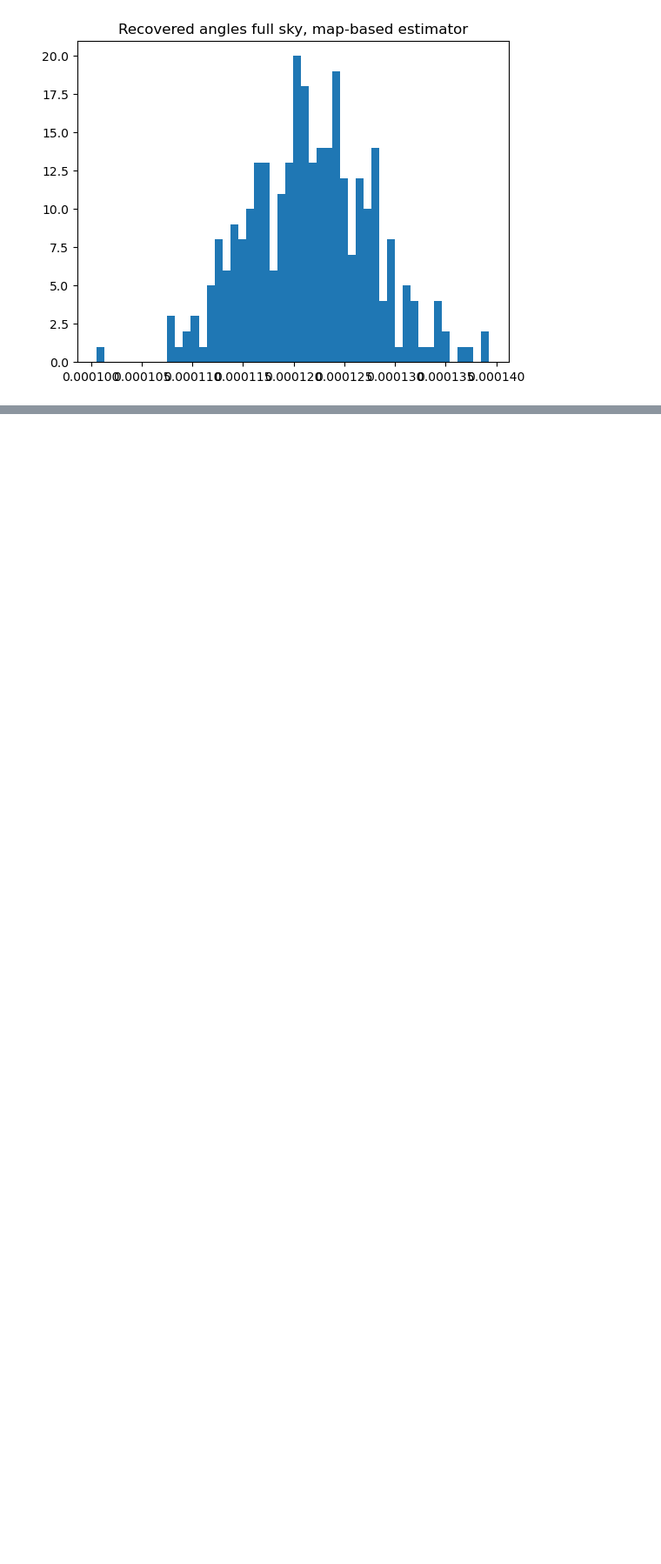
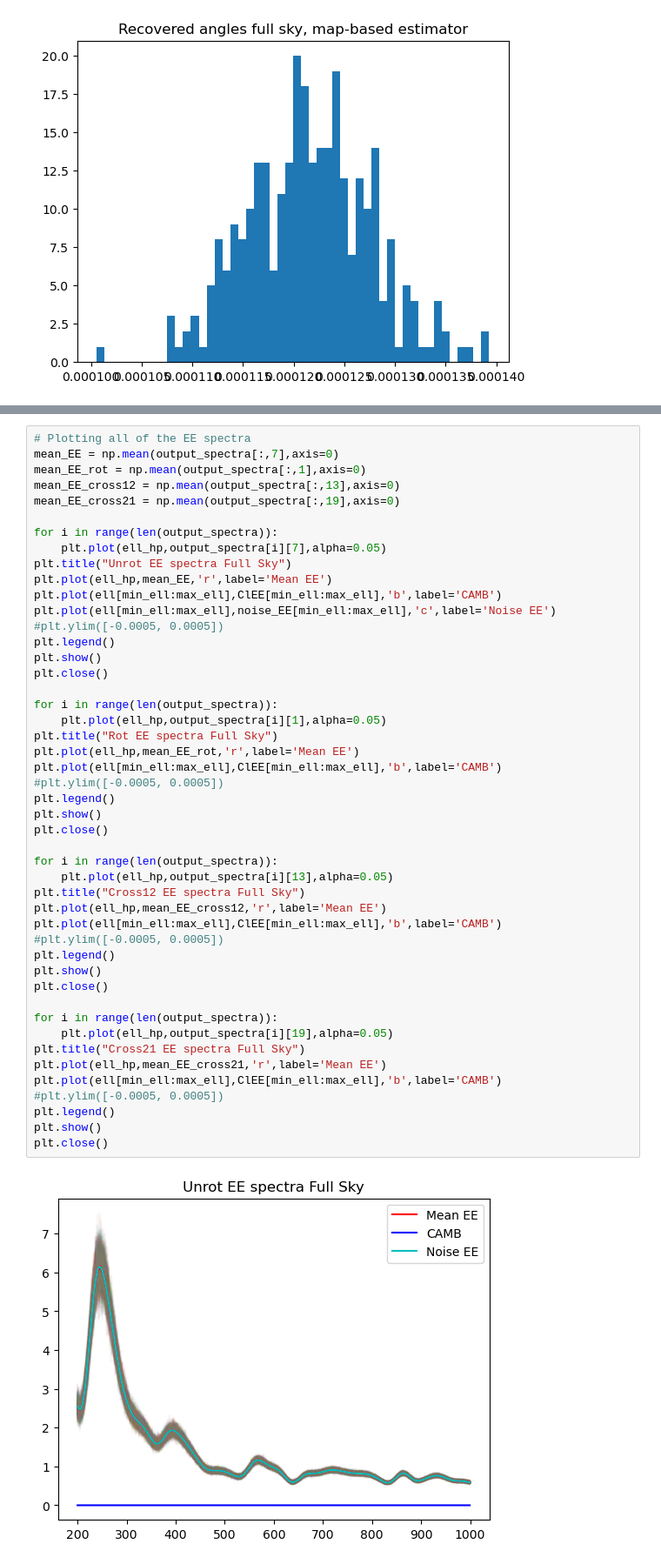
Before and after one commit to zhuber21/act-axion-analysis, a Jupyter notebook: notebooks/healpy_only_mask_test_10_20240416.ipynb, the cells around one changed output, grey strips where cells are left out. Shown at 87% size. Drawn from its saved outputs; the diff is of its cells as text; blank space fills up the shorter version.

```diff
--- a/notebooks/healpy_only_mask_test_10_20240416.ipynb
+++ b/notebooks/healpy_only_mask_test_10_20240416.ipynb
@@ -444,0 +551,49 @@ plt.close()
+# %%
+# Plotting all of the EE spectra
+mean_EE = np.mean(output_spectra[:,7],axis=0)
+mean_EE_rot = np.mean(output_spectra[:,1],axis=0)
+mean_EE_cross12 = np.mean(output_spectra[:,13],axis=0)
+mean_EE_cross21 = np.mean(output_spectra[:,19],axis=0)
+
+for i in range(len(output_spectra)):
+    plt.plot(ell_hp,output_spectra[i][7],alpha=0.05)
+plt.title("Unrot EE spectra Full Sky")
+plt.plot(ell_hp,mean_EE,'r',label='Mean EE')
+plt.plot(ell[min_ell:max_ell],ClEE[min_ell:max_ell],'b',label='CAMB')
+plt.plot(ell[min_ell:max_ell],noise_EE[min_ell:max_ell],'c',label='Noise EE')
+#plt.ylim([-0.0005, 0.0005])
+plt.legend()
+plt.show()
+plt.close()
+
+for i in range(len(output_spectra)):
+    plt.plot(ell_hp,output_spectra[i][1],alpha=0.05)
+plt.title("Rot EE spectra Full Sky")
+plt.plot(ell_hp,mean_EE_rot,'r',label='Mean EE')
+plt.plot(ell[min_ell:max_ell],ClEE[min_ell:max_ell],'b',label='CAMB')
+#plt.ylim([-0.0005, 0.0005])
+plt.legend()
+plt.show()
+plt.close()
+
+for i in range(len(output_spectra)):
+    plt.plot(ell_hp,output_spectra[i][13],alpha=0.05)
+plt.title("Cross12 EE spectra Full Sky")
+plt.plot(ell_hp,mean_EE_cross12,'r',label='Mean EE')
+plt.plot(ell[min_ell:max_ell],ClEE[min_ell:max_ell],'b',label='CAMB')
+#plt.ylim([-0.0005, 0.0005])
+plt.legend()
+plt.show()
+plt.close()
+
+for i in range(len(output_spectra)):
+    plt.plot(ell_hp,output_spectra[i][19],alpha=0.05)
+plt.title("Cross21 EE spectra Full Sky")
+plt.plot(ell_hp,mean_EE_cross21,'r',label='Mean EE')
+plt.plot(ell[min_ell:max_ell],ClEE[min_ell:max_ell],'b',label='CAMB')
+#plt.ylim([-0.0005, 0.0005])
+plt.legend()
+plt.show()
+plt.close()
+# %% [output]
+[figure, added]
```
Also changed, not shown: parts of 6 cells of this notebook.
